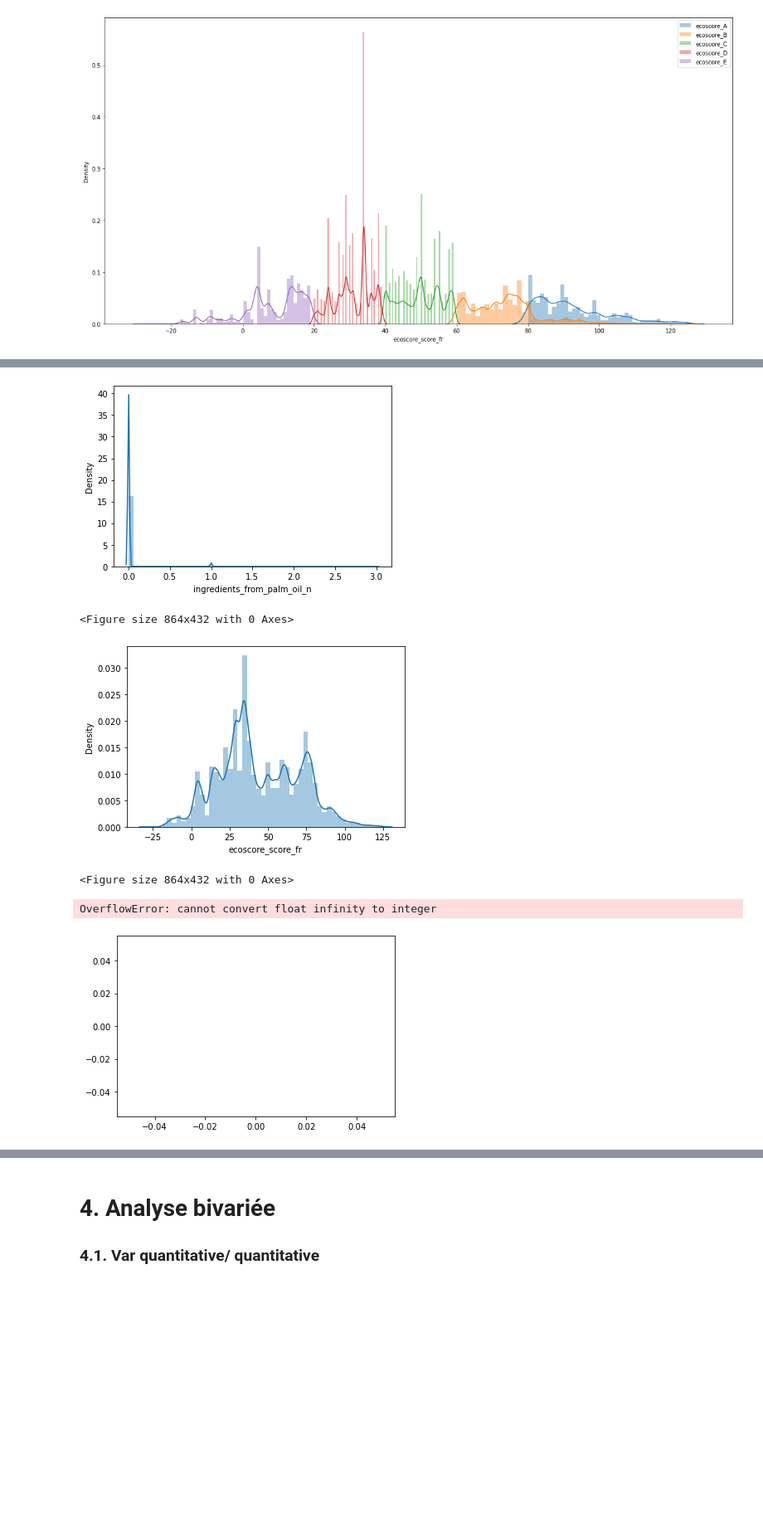
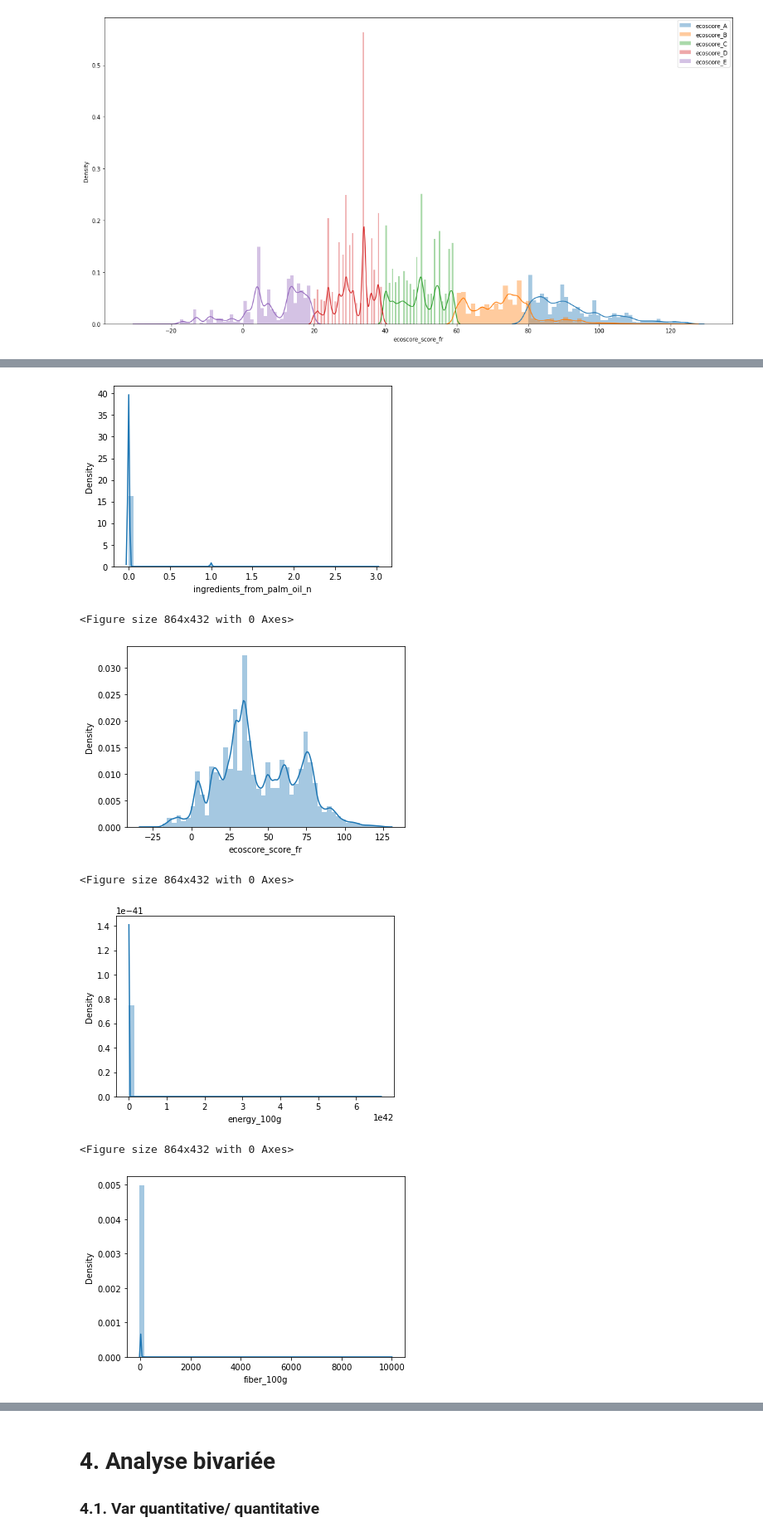
Before and after one commit to Soumaya-kh/Open_Food_Facts, a Jupyter notebook: PSanté_02_notebooknettoyage.ipynb, the cells around one changed output, grey strips where cells are left out. Shown at 83% size. Saved outputs shown, nothing was run; the diff lists cells and outputs as text; code cells hidden in the pictures; blank space fills up the shorter version.

```diff
--- a/PSanté_02_notebooknettoyage.ipynb
+++ b/PSanté_02_notebooknettoyage.ipynb
@@ -303,7 +311,0 @@ Nous remarquons que la visualisation de la répartition des valeurs 'additives_n
-# %%
-countplot_var_list=[ 'additives_n' , 'ingredients_from_palm_oil_n']
-for var in countplot_var_list:
-    sns.countplot(x=var, data=new_big_df)
-    plt.title(var)
-    plt.xticks(rotation=45)
-    plt.show()
@@ -423,6 +567,0 @@ Le nombre des valeurs outliers est :  25 . Ils sont :
-# %%
-for column in new_big_df:
-    if new_big_df[column].dtype == 'float64':
-        new_big_df[column]=pd.to_numeric(new_big_df[column], downcast='float')
-    if new_big_df[column].dtype == 'int64':
-        new_big_df[column]=pd.to_numeric(new_big_df[column], downcast='integer')
@@ -458,17 +568,19 @@ Index(['code', 'product_name', 'countries', 'categories', 'main_category',
 # %%
+# vérifier les distributions des variables quantitatives
 for var in new_big_df.columns:
-    if new_big_df[var].dtypes == 'float32':
+    if new_big_df[var].dtypes == 'float':
         sns.distplot(new_big_df[var], label=var)
         plt.figure(figsize=(12,6))
         plt.show()
 # %% [output]
 [figure]
 <Figure size 864x432 with 0 Axes>
 [figure]
 <Figure size 864x432 with 0 Axes>
 [figure]
 <Figure size 864x432 with 0 Axes>
 [figure]
 <Figure size 864x432 with 0 Axes>
+[figure, new version]
-OverflowError: cannot convert float infinity to integer
+<Figure size 864x432 with 0 Axes>
-[figure, old version]
+[figure, added]
```
Also changed, not shown: parts of 112 cells of this notebook.
